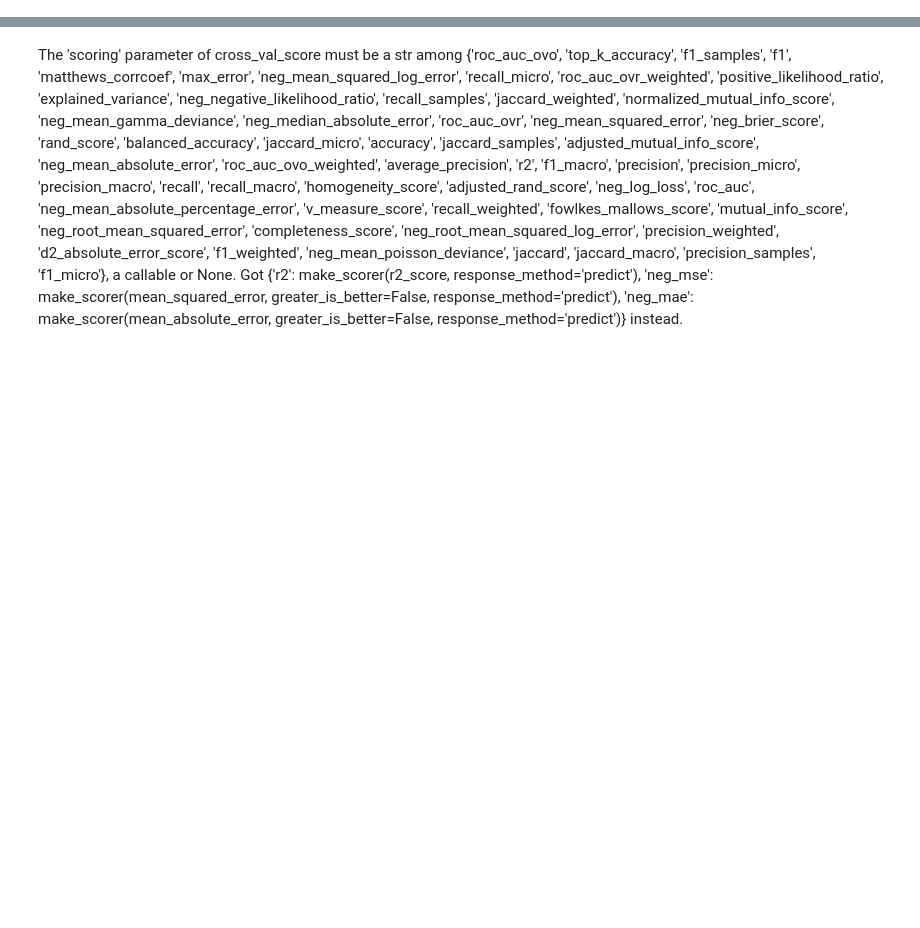
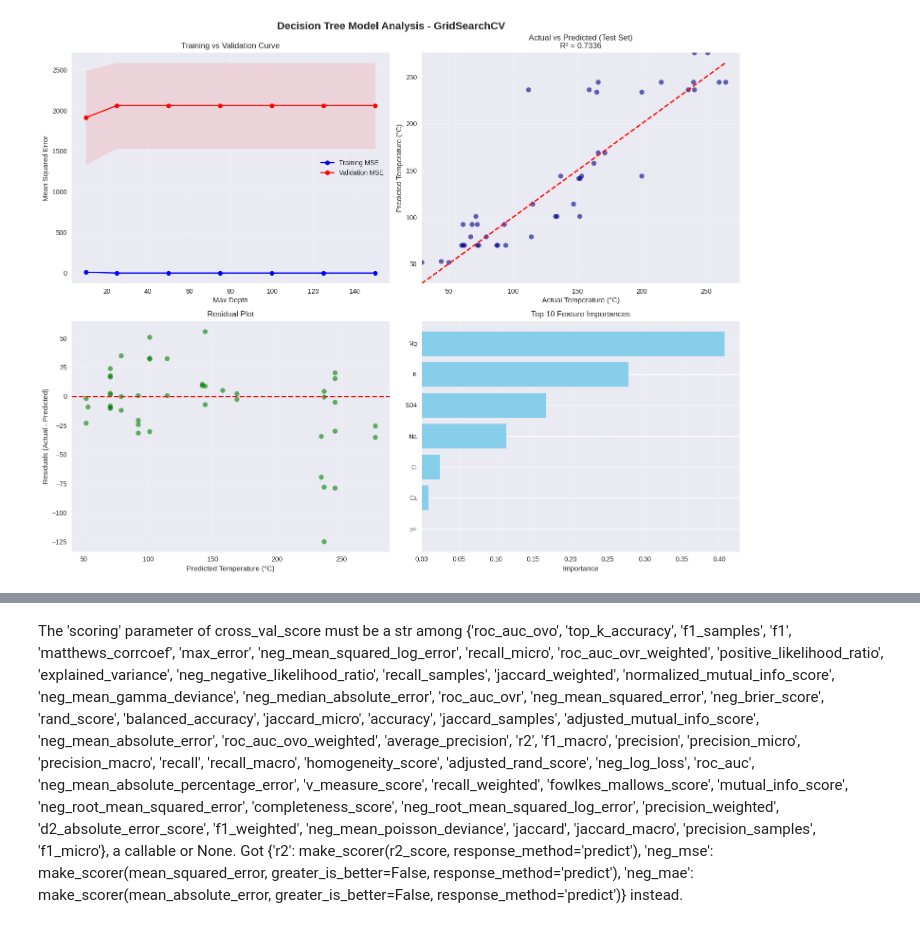
Before and after one commit to XxkmoxX/ML_geoTemp_prediction, a Jupyter notebook: ML_regression1_geoTemp_prediction.ipynb, the cells around one changed output, grey strips where cells are left out. Drawn from its saved outputs; the diff is of its cells as text; code cells hidden in the pictures; blank space fills up the shorter version.

```diff
--- a/ML_regression1_geoTemp_prediction.ipynb
+++ b/ML_regression1_geoTemp_prediction.ipynb
@@ -126,0 +203,90 @@ DecisionTreeRegressor(max_depth=100, max_leaf_nodes=75,
+# %%
+
+
+# Set style for better plots
+plt.style.use('seaborn-v0_8')
+sns.set_palette("husl")
+
+# Create 2x2 subplots
+fig, axes = plt.subplots(2, 2, figsize=(15, 12))
+fig.suptitle('Decision Tree Model Analysis - GridSearchCV', fontsize=16, fontweight='bold')
+
+# 1. Training vs Validation Curve
+max_depths = [10, 25, 50, 75, 100, 125, 150]
+train_scores, val_scores = validation_curve(
+    DecisionTreeRegressor(random_state=42),
+    x_train_dt, y_train_dt,
+    param_name='max_depth',
+    param_range=max_depths,
+    cv=5,
+    scoring='neg_mean_squared_error',
+    n_jobs=-1
+)
+
+train_scores_mean = -train_scores.mean(axis=1)
+train_scores_std = train_scores.std(axis=1)
+val_scores_mean = -val_scores.mean(axis=1)
+val_scores_std = val_scores.std(axis=1)
+
+axes[0, 0].plot(max_depths, train_scores_mean, 'o-', color='blue', label='Training MSE')
+axes[0, 0].fill_between(max_depths, train_scores_mean - train_scores_std,
+                        train_scores_mean + train_scores_std, alpha=0.1, color='blue')
+axes[0, 0].plot(max_depths, val_scores_mean, 'o-', color='red', label='Validation MSE')
+axes[0, 0].fill_between(max_depths, val_scores_mean - val_scores_std,
+                        val_scores_mean + val_scores_std, alpha=0.1, color='red')
+axes[0, 0].set_xlabel('Max Depth')
+axes[0, 0].set_ylabel('Mean Squared Error')
+axes[0, 0].set_title('Training vs Validation Curve')
+axes[0, 0].legend()
+axes[0, 0].grid(True, alpha=0.3)
+
+# 2. Actual vs Predicted (Test Set)
+axes[0, 1].scatter(y_test_dt, y_pred_test_dt, alpha=0.6, color='darkblue', s=50)
+axes[0, 1].plot([y_test_dt.min(), y_test_dt.max()], [y_test_dt.min(), y_test_dt.max()], 'r--', lw=2)
+axes[0, 1].set_xlabel('Actual Temperature (°C)')
+axes[0, 1].set_ylabel('Predicted Temperature (°C)')
+axes[0, 1].set_title(f'Actual vs Predicted (Test Set)\nR² = {r2_dt:.4f}')
+axes[0, 1].grid(True, alpha=0.3)
+
+# Add equal axes for better visualization
+min_val = min(y_test_dt.min(), y_pred_test_dt.min())
+max_val = max(y_test_dt.max(), y_pred_test_dt.max())
+axes[0, 1].set_xlim(min_val, max_val)
+axes[0, 1].set_ylim(min_val, max_val)
+
+# 3. Residual Plot
+residuals = y_test_dt - y_pred_test_dt
+axes[1, 0].scatter(y_pred_test_dt, residuals, alpha=0.6, color='green', s=50)
+axes[1, 0].axhline(y=0, color='red', linestyle='--', linewidth=2)
+axes[1, 0].set_xlabel('Predicted Temperature (°C)')
+axes[1, 0].set_ylabel('Residuals (Actual - Predicted)')
+axes[1, 0].set_title('Residual Plot')
+axes[1, 0].grid(True, alpha=0.3)
+
+# 4. Feature Importance
+feature_importance = best_model_dt.feature_importances_
+feature_names = X.columns
+importance_df = pd.DataFrame({
+    'feature': feature_names,
+    'importance': feature_importance
+}).sort_values('importance', ascending=True)
+
+# Top 10 most important features
+top_features = importance_df.tail(10)
+axes[1, 1].barh(range(len(top_features)), top_features['importance'], color='skyblue')
+axes[1, 1].set_yticks(range(len(top_features)))
+axes[1, 1].set_yticklabels(top_features['feature'], fontsize=9)
+axes[1, 1].set_xlabel('Importance')
+axes[1, 1].set_title('Top 10 Feature Importances')
+axes[1, 1].grid(True, alpha=0.3, axis='x')
+
+plt.tight_layout()
+plt.show()
+
+print(f"\nModel Performance Summary:")
+print(f"Best CV Score (MSE): {-grid_search_cv.best_score_:.4f}")
+print(f"Test R²: {r2_dt:.4f}")
+print(f"Mean Absolute Error: {mae_dt:.2f}°C")
+print(f"Root Mean Squared Error: {np.sqrt(mse_dt):.2f}°C")
+# %% [output]
+[figure, added]
```
Also changed, not shown: parts of 18 cells of this notebook, 11 other files.
